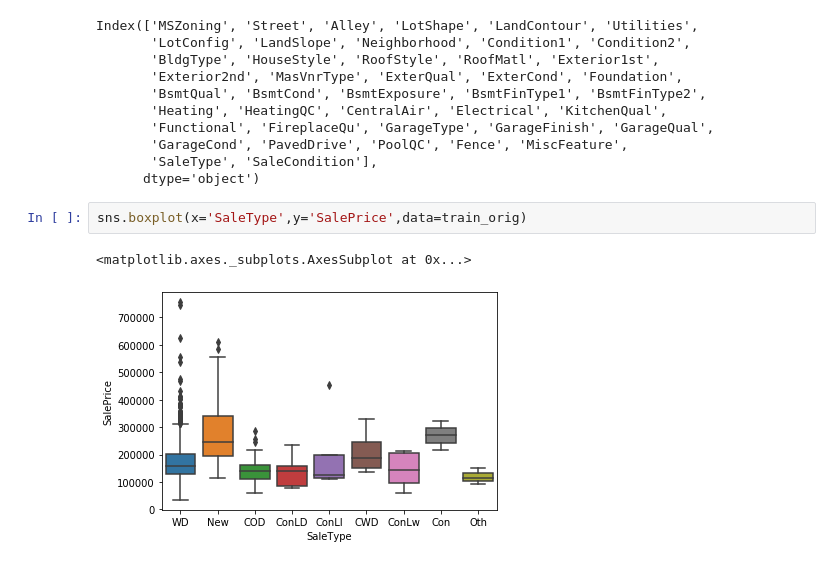
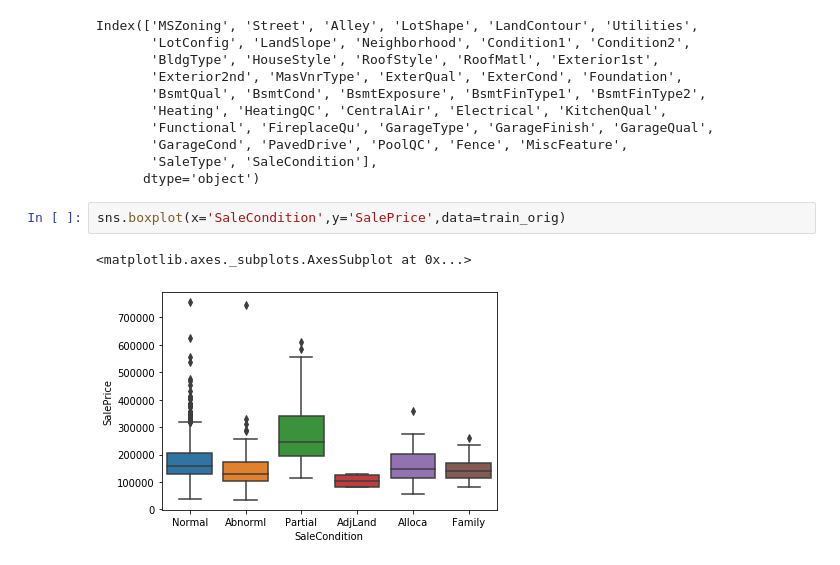
Before and after one commit to ashantanu/kaggle_house_pricing, a Jupyter notebook: HousePricingv2.ipynb, the cells around one changed output. Saved outputs shown, nothing was run; the diff lists cells and outputs as text.

```diff
--- a/HousePricingv2.ipynb
+++ b/HousePricingv2.ipynb
@@ -270,7 +270,7 @@ Index(['MSZoning', 'Street', 'Alley', 'LotShape', 'LandContour', 'Utilities',
        'SaleType', 'SaleCondition'],
       dtype='object')
 # %%
-sns.boxplot(x='SaleType',y='SalePrice',data=train_orig)
+sns.boxplot(x='SaleCondition',y='SalePrice',data=train_orig)
 # %% [output]
 <matplotlib.axes._subplots.AxesSubplot at 0x...>
-[figure, old version]
+[figure, new version]
```
Also changed, not shown: parts of 1 cell of this notebook, 4 other files.
